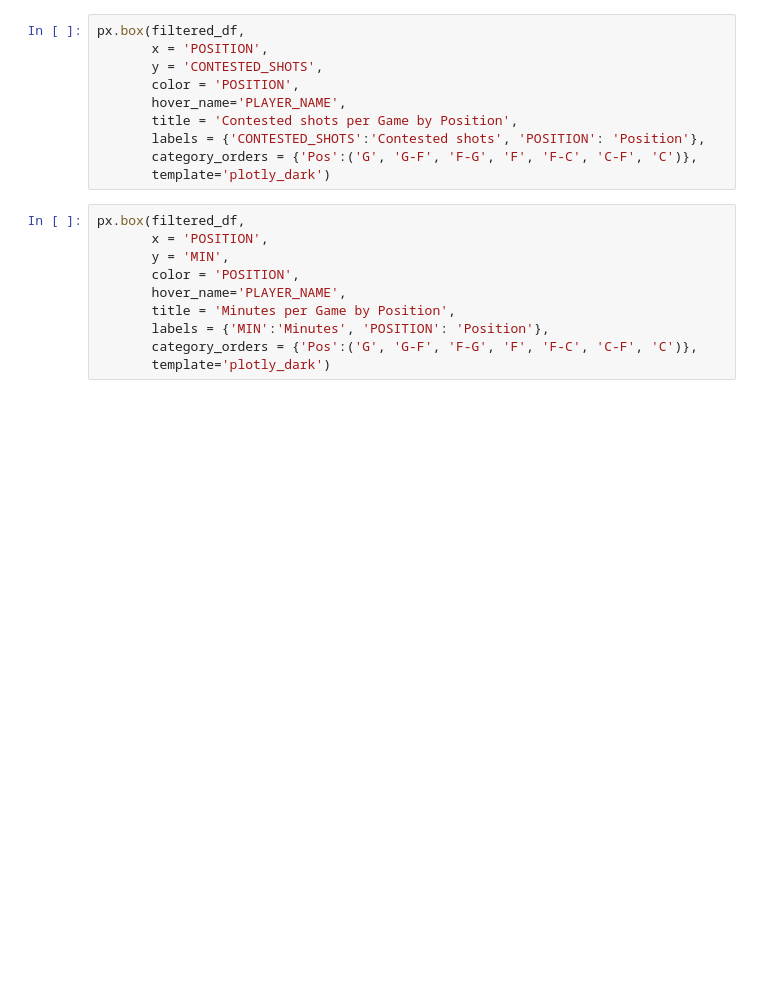
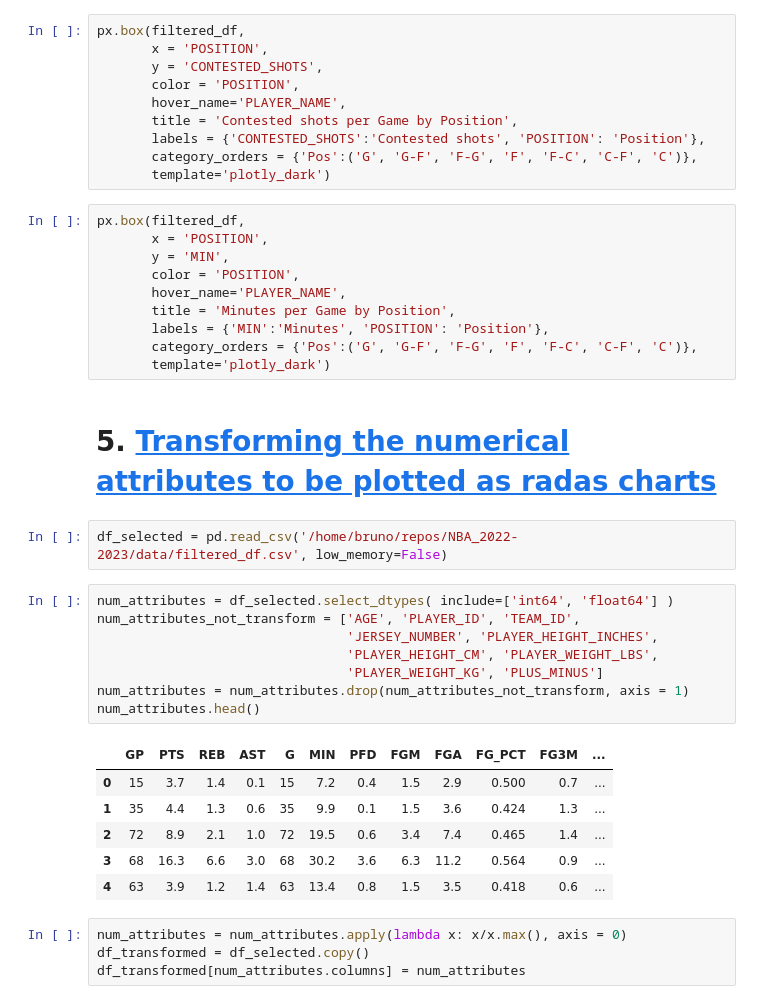
Before and after one commit to brunopiato/NBA_2022-2023, a Jupyter notebook: notebooks/preparation_notebook.ipynb, the cells around one changed output. Drawn from its saved outputs; the diff is of its cells as text; blank space fills up the shorter version.

Commit message:
data selected and transformed

```diff
--- a/notebooks/preparation_notebook.ipynb
+++ b/notebooks/preparation_notebook.ipynb
@@ -342,3 +356,26 @@ px.box(filtered_df,
        labels = {'MIN':'Minutes', 'POSITION': 'Position'},
        category_orders = {'Pos':('G', 'G-F', 'F-G', 'F', 'F-C', 'C-F', 'C')},
        template='plotly_dark')
+# %% [markdown]
+# 5. <a id='toc5_'></a>[Transforming the numerical attributes to be plotted as radas charts](#toc0_)
+# %%
+df_selected = pd.read_csv('/home/bruno/repos/NBA_2022-2023/data/filtered_df.csv', low_memory=False)
+# %%
+num_attributes = df_selected.select_dtypes( include=['int64', 'float64'] )
+num_attributes_not_transform = ['AGE', 'PLAYER_ID', 'TEAM_ID',
+                                'JERSEY_NUMBER', 'PLAYER_HEIGHT_INCHES',
+                                'PLAYER_HEIGHT_CM', 'PLAYER_WEIGHT_LBS',
+                                'PLAYER_WEIGHT_KG', 'PLUS_MINUS']
+num_attributes = num_attributes.drop(num_attributes_not_transform, axis = 1)
+num_attributes.head()
+# %% [output]
+|  | GP | PTS | REB | AST | G | MIN | PFD | FGM | FGA | FG_PCT | FG3M | ... |
+| 0 | 15 | 3.7 | 1.4 | 0.1 | 15 | 7.2 | 0.4 | 1.5 | 2.9 | 0.500 | 0.7 | ... |
+| 1 | 35 | 4.4 | 1.3 | 0.6 | 35 | 9.9 | 0.1 | 1.5 | 3.6 | 0.424 | 1.3 | ... |
+| 2 | 72 | 8.9 | 2.1 | 1.0 | 72 | 19.5 | 0.6 | 3.4 | 7.4 | 0.465 | 1.4 | ... |
+| 3 | 68 | 16.3 | 6.6 | 3.0 | 68 | 30.2 | 3.6 | 6.3 | 11.2 | 0.564 | 0.9 | ... |
+| 4 | 63 | 3.9 | 1.2 | 1.4 | 63 | 13.4 | 0.8 | 1.5 | 3.5 | 0.418 | 0.6 | ... |
+# %%
+num_attributes = num_attributes.apply(lambda x: x/x.max(), axis = 0)
+df_transformed = df_selected.copy()
+df_transformed[num_attributes.columns] = num_attributes
```
Also changed, not shown: parts of 26 cells of this notebook, 4 other files.
